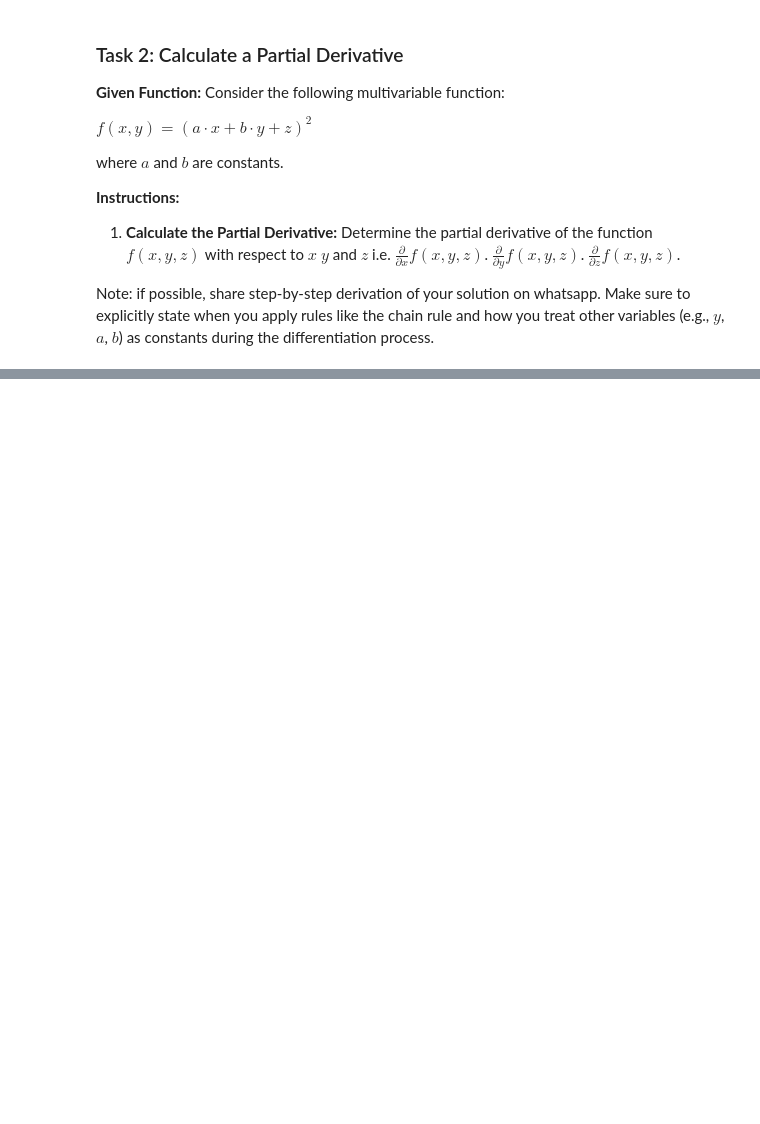
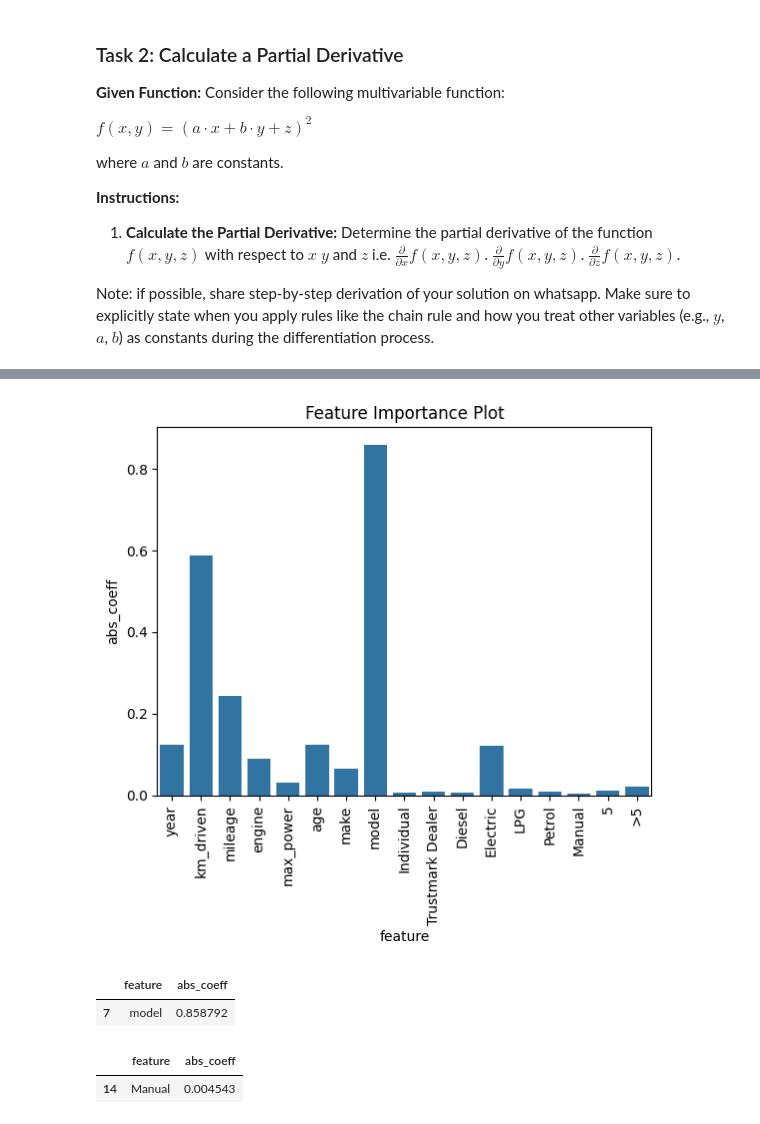
Before and after one commit to SachinScaler/May25_Intro_to_ML_NN, a Jupyter notebook: ML_Linear_Regression_2.ipynb, the cells around one changed output, grey strips where cells are left out. Cells and saved outputs as stored; diff of their text form; code cells hidden in the pictures; blank space fills up the shorter version.

```diff
--- a/ML_Linear_Regression_2.ipynb
+++ b/ML_Linear_Regression_2.ipynb
@@ -44,0 +58,10 @@ Note: if possible, share step-by-step derivation of your solution on whatsapp. M
+# %%
+from sklearn.preprocessing import MinMaxScaler, StandardScaler
+
+df['make'] = df.groupby('make')['selling_price'].transform('mean')
+df['model'] = df.groupby('model')['selling_price'].transform('mean')
+
+scaler = MinMaxScaler()
+df = pd.DataFrame(scaler.fit_transform(df), columns=df.columns)
+
+df.head() # x_odo - min_odo/ (max_odo - min-odo)
@@ -44,0 +77,10 @@ Note: if possible, share step-by-step derivation of your solution on whatsapp. M
+# %%
+from sklearn.model_selection import train_test_split
+
+y = df['selling_price']
+
+X = df.drop(columns=['selling_price'])
+
+X_train, X_test, y_train, y_test = train_test_split(X, y, test_size=0.2, random_state=42)
+
+X_train.shape, X_test.shape, y_train.shape, y_test.shape
@@ -44,0 +89,5 @@ Note: if possible, share step-by-step derivation of your solution on whatsapp. M
+# %%
+from sklearn.linear_model import LinearRegression
+
+model = LinearRegression()
+model.fit(X_train, y_train) # model training
@@ -44,0 +145,5 @@ Note: if possible, share step-by-step derivation of your solution on whatsapp. M
+# %%
+imp = pd.DataFrame(list(zip(X_test.columns, np.abs(model.coef_))),
+                   columns=['feature', 'abs_coeff'])
+
+imp
@@ -44,0 +169,22 @@ Note: if possible, share step-by-step derivation of your solution on whatsapp. M
+# %%
+import seaborn as sns
+import numpy as np
+import matplotlib.pyplot as plt
+
+sns.barplot(x='feature', y='abs_coeff', data=imp)
+plt.xticks(rotation=90)
+plt.title("Feature Importance Plot")
+plt.show()
+# %% [output]
+[figure, added]
+# %%
+# select row with max value of abs_coeff
+imp[imp['abs_coeff'] == max(imp.abs_coeff)]
+# %% [output]
+|  | feature | abs_coeff |
+| 7 | model | 0.858792 |
+# %%
+imp[imp['abs_coeff'] == min(imp.abs_coeff)]
+# %% [output]
+|  | feature | abs_coeff |
+| 14 | Manual | 0.004543 |
```
Also changed, not shown: parts of 19 cells of this notebook.
